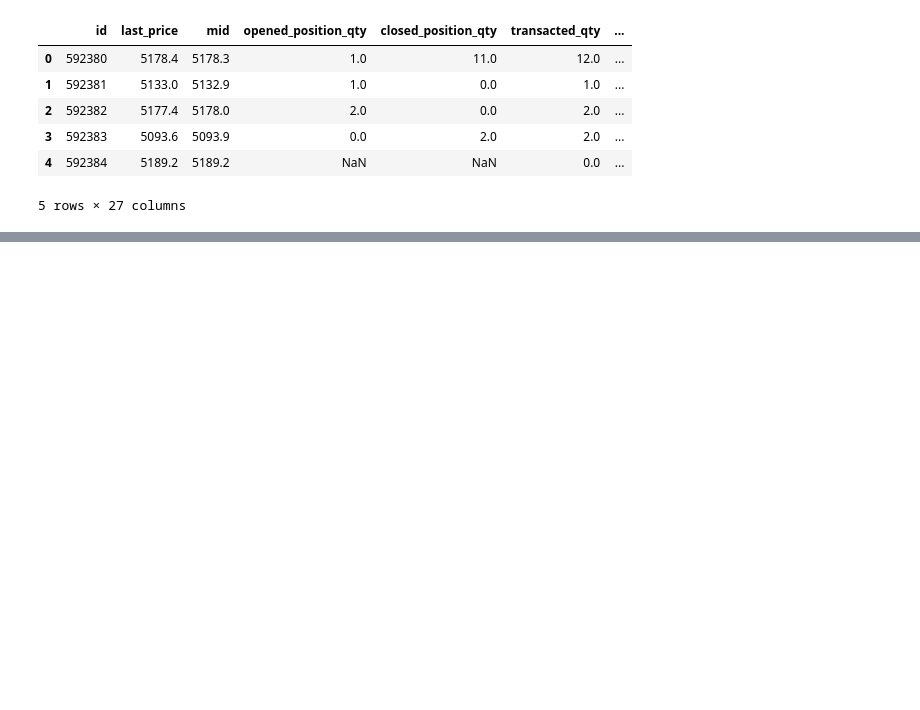
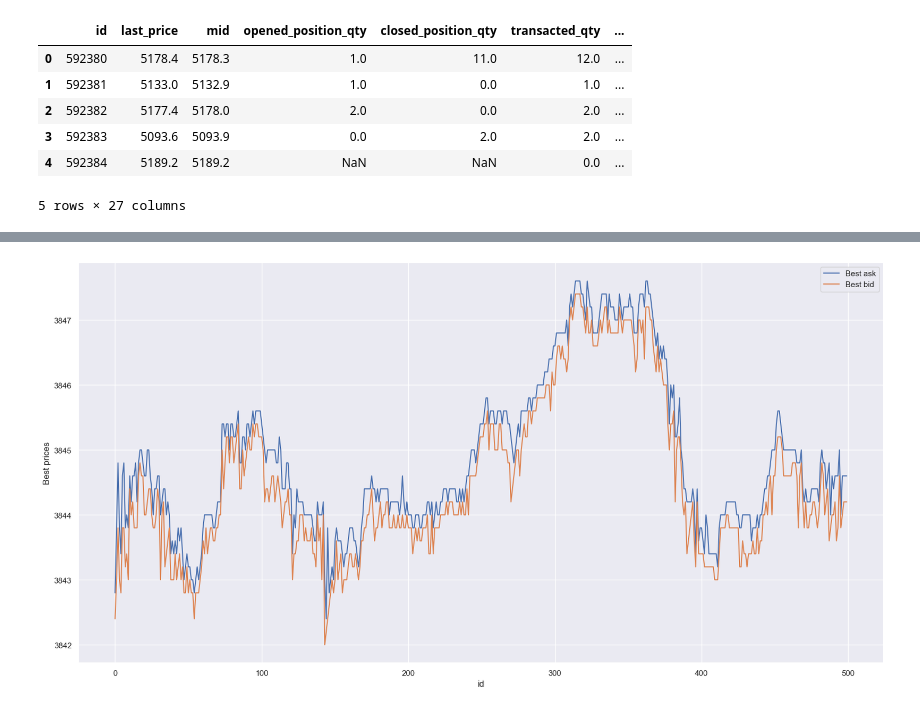
Before and after one commit to vadimpy/skoltech_ids_hft_clf, a Jupyter notebook: nb.ipynb, the cells around one changed output, grey strips where cells are left out. Cells and saved outputs as stored; diff of their text form; code cells hidden in the pictures; blank space fills up the shorter version.

```diff
--- a/nb.ipynb
+++ b/nb.ipynb
@@ -47,3 +60,13 @@ df_test.head()
+# %%
+start_time_frame = 0
+end_time_frame = 500
+fig, ax = plt.subplots(figsize=(20,10))
+sns.lineplot(df.iloc[start_time_frame:end_time_frame], x='id', y='ask1', ax=ax, label='Best ask')
+sns.lineplot(df.iloc[start_time_frame:end_time_frame], x='id', y='bid1', ax=ax, label='Best bid')
+plt.ylabel('Best prices')
+plt.show()
+# %% [output]
+[figure, added]
 # %%
 def best_bid_quote(data):
     return data.bid1 * data.bid1vol
```
Also changed, not shown: parts of 20 cells of this notebook.
